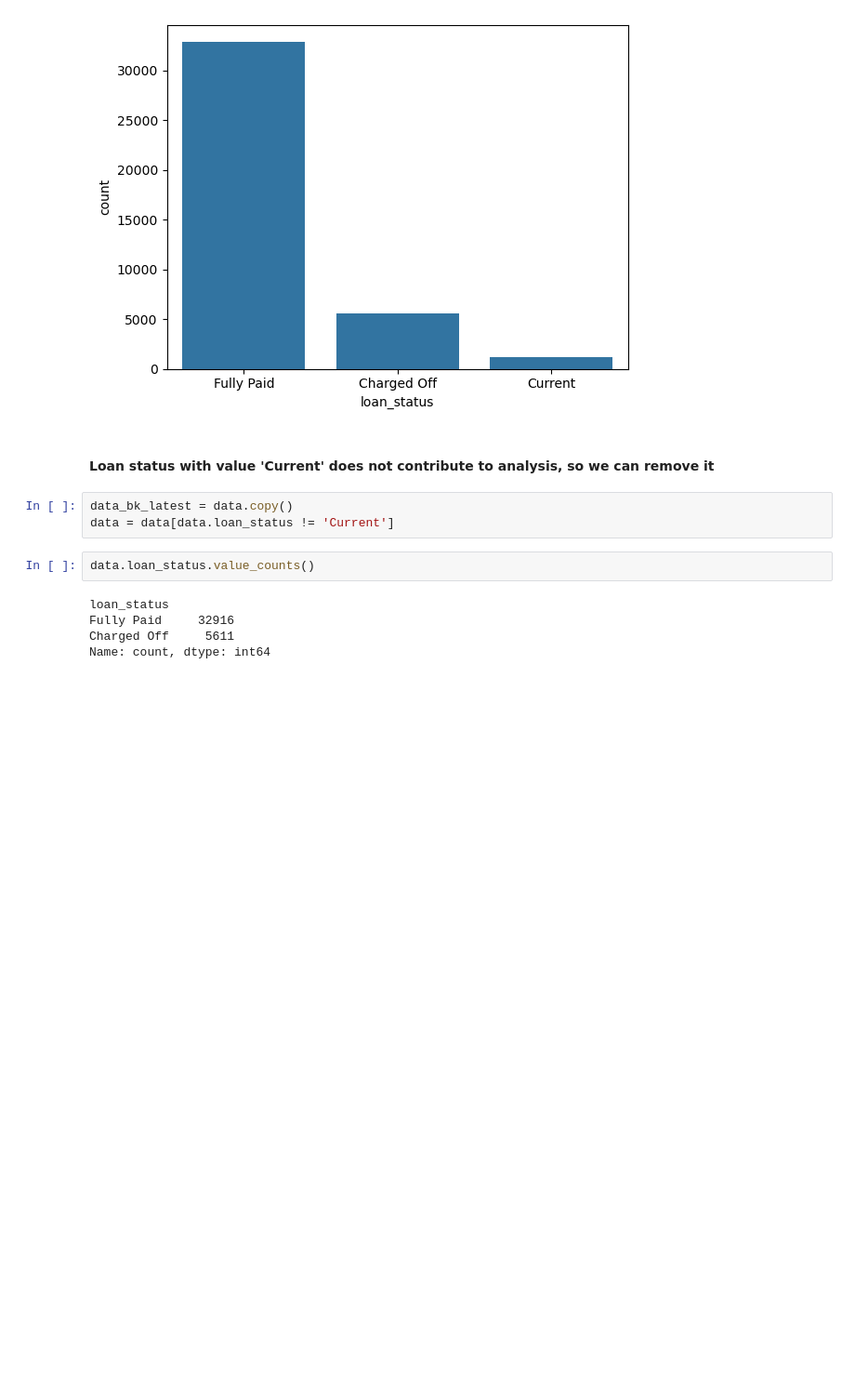
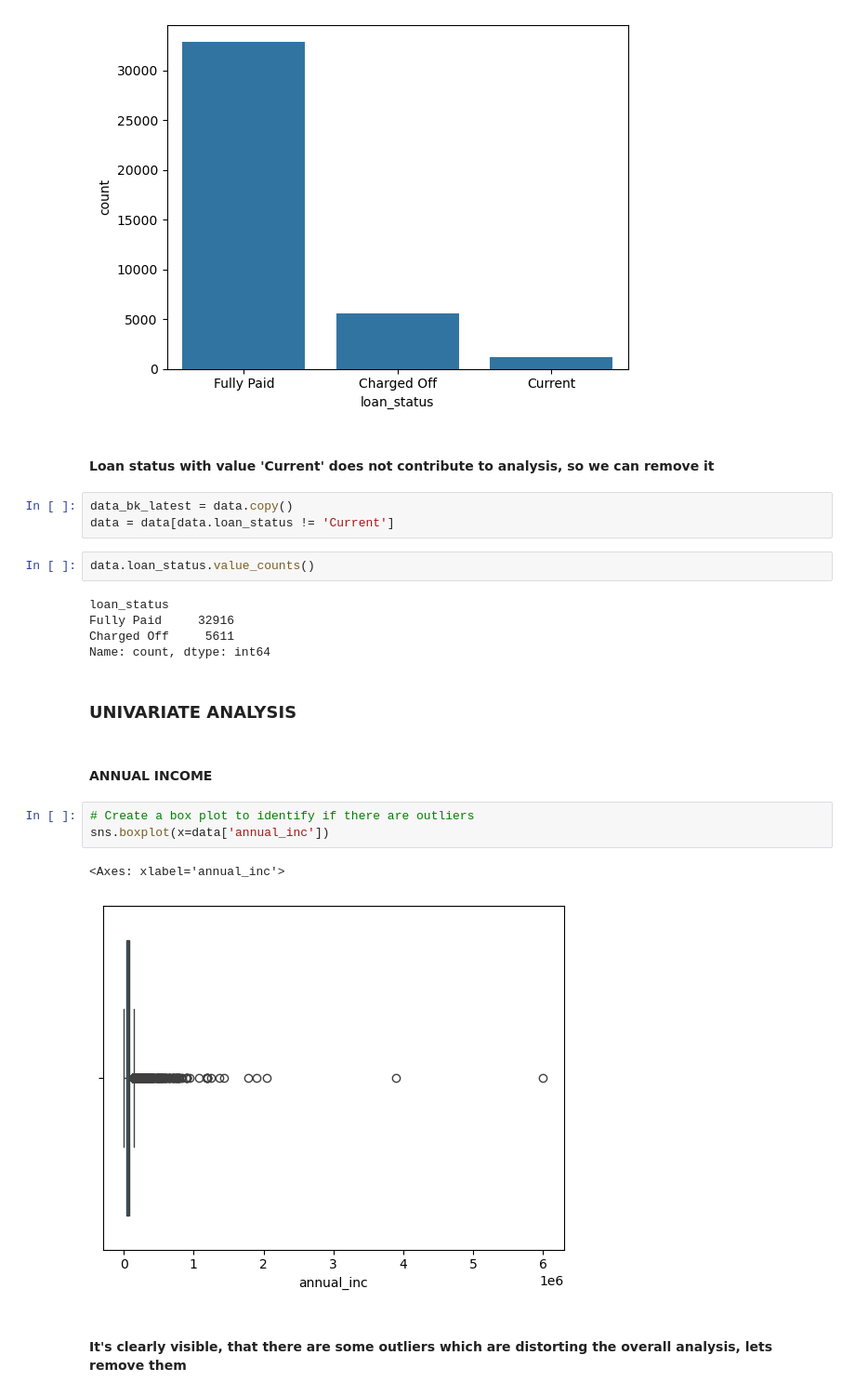
Before and after one commit to jitesh0034/lending_club_casestudy, a Jupyter notebook: Lending_Club_Case_Study_v0.ipynb, the cells around one changed output. Shown at 93% size. Drawn from its saved outputs; the diff is of its cells as text; blank space fills up the shorter version.

Commit message:
Added Univariate Analysis

```diff
--- a/Lending_Club_Case_Study_v0.ipynb
+++ b/Lending_Club_Case_Study_v0.ipynb
@@ -236,3 +249,15 @@ loan_status
 Fully Paid     32916
 Charged Off     5611
 Name: count, dtype: int64
+# %% [markdown]
+### UNIVARIATE ANALYSIS
+# %% [markdown]
+#### ANNUAL INCOME
+# %%
+# Create a box plot to identify if there are outliers
+sns.boxplot(x=data['annual_inc'])
+# %% [output]
+<Axes: xlabel='annual_inc'>
+[figure, added]
+# %% [markdown]
+#### It's clearly visible, that there are some outliers which are distorting the overall analysis, lets remove them
```
Also changed, not shown: parts of 27 cells of this notebook.
